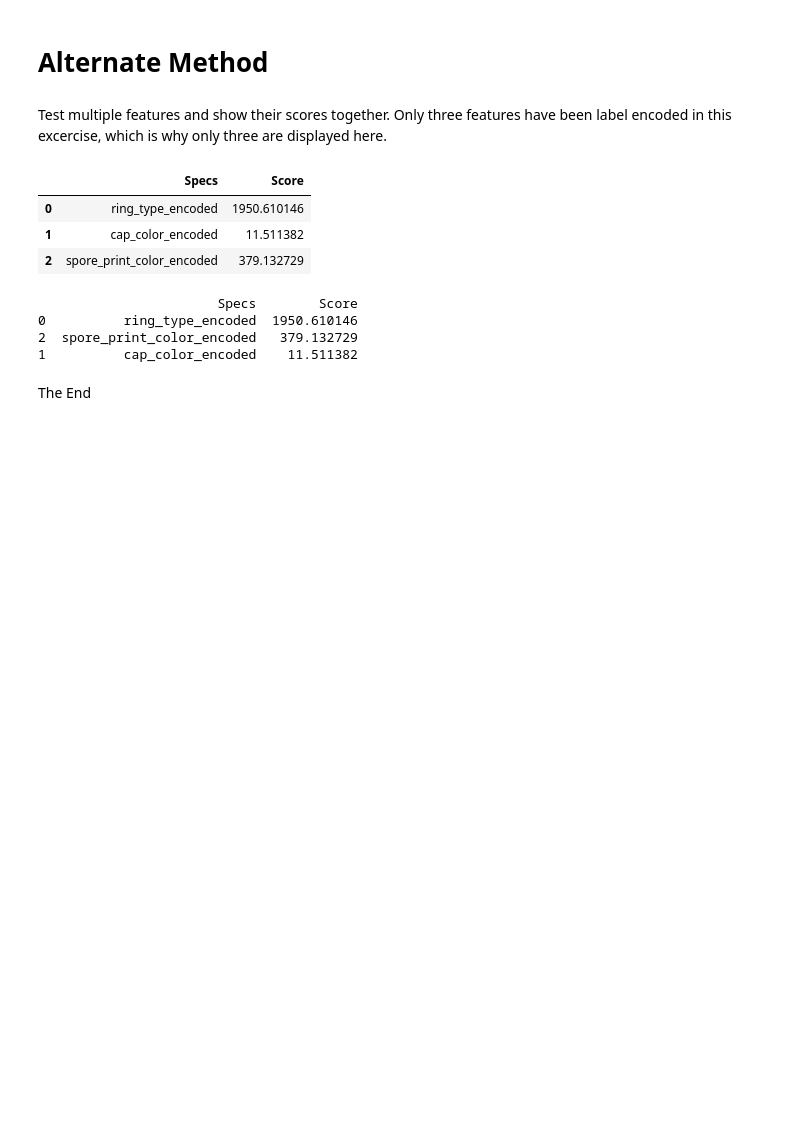
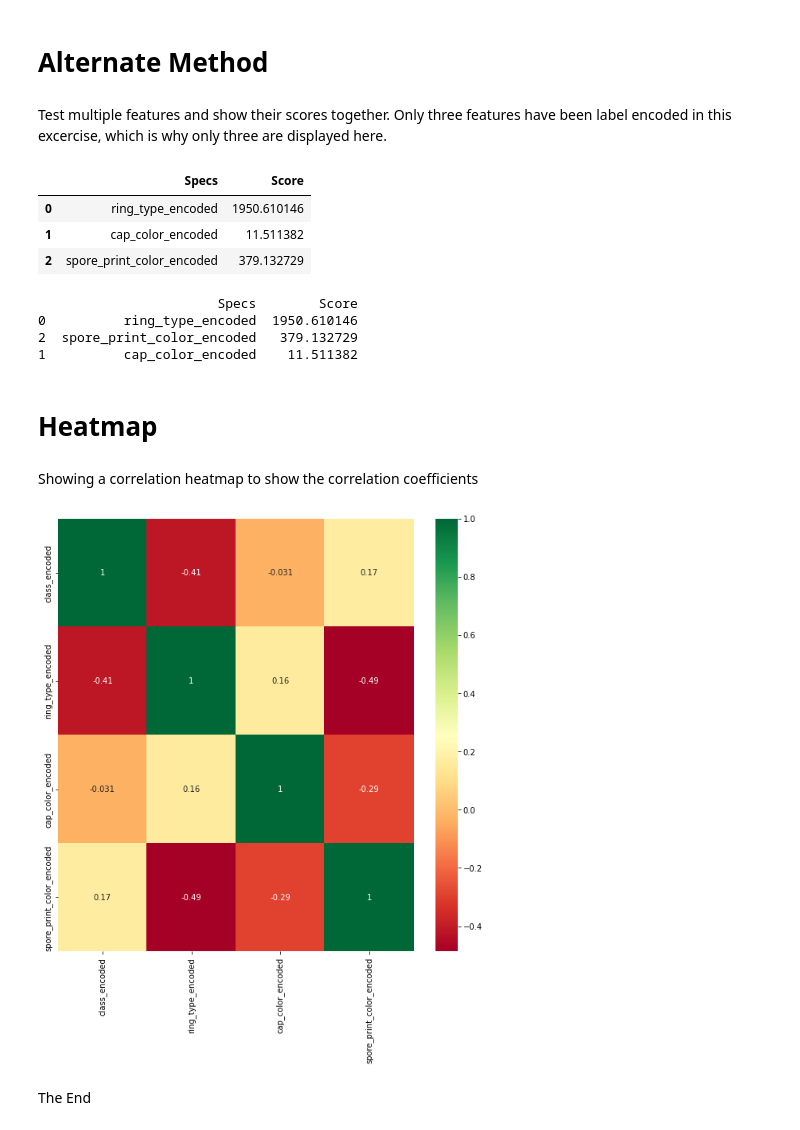
Before and after one commit to PamelaKinga/feature_selection, a Jupyter notebook: Chi2_and_SelectKBest.ipynb, the cells around one changed output. Drawn from its saved outputs; the diff is of its cells as text; code cells hidden in the pictures; blank space fills up the shorter version.

```diff
--- a/Chi2_and_SelectKBest.ipynb
+++ b/Chi2_and_SelectKBest.ipynb
@@ -333,5 +333,20 @@ print(featureScores.nlargest(10,'Score'))
 0          ring_type_encoded  1950.610146
 2  spore_print_color_encoded   379.132729
 1          cap_color_encoded    11.511382
+# %% [markdown]
+# Heatmap
+# %% [markdown]
+Showing a correlation heatmap to show the correlation coefficients
+# %%
+import seaborn as sns
+import matplotlib.pyplot as plt
+#get correlations of each features in dataset
+corrmap = df.corr()
+top_corr_features = corrmap.index
+plt.figure(figsize = (10,10))
+#plot heat map
+g = sns.heatmap(df[top_corr_features].corr(), annot=True, cmap = "RdYlGn")
+# %% [output]
+[figure, added]
 # %% [markdown]
 The End
```
